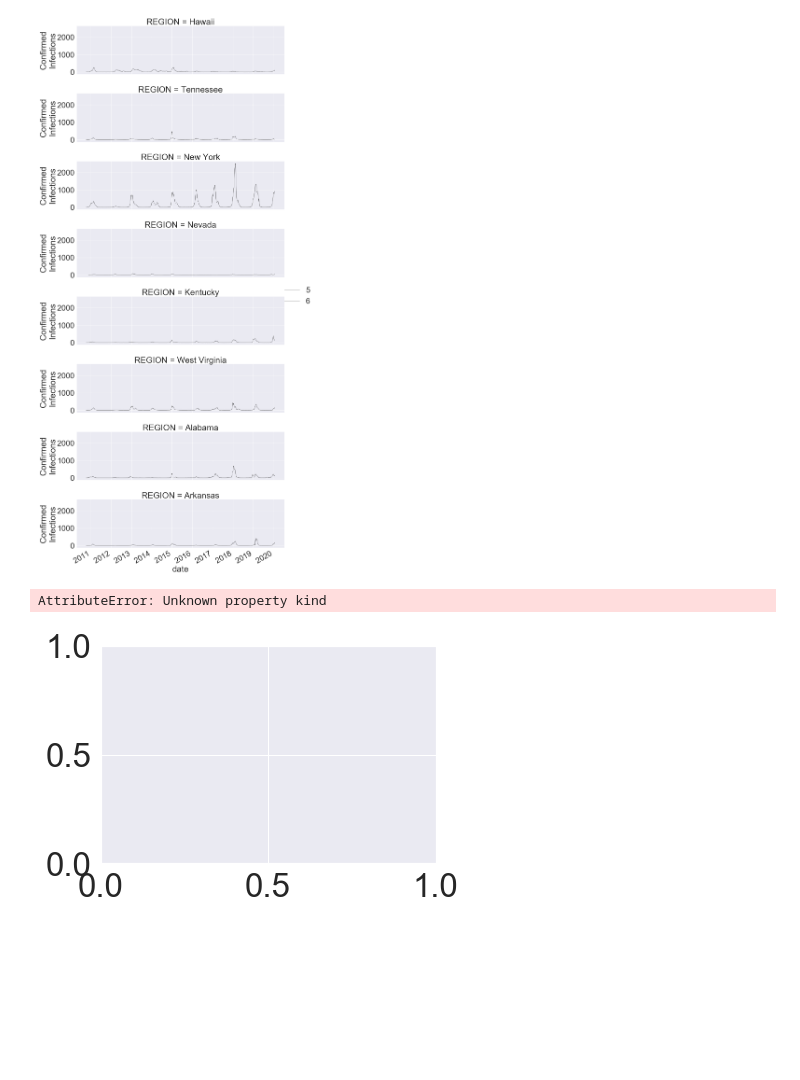
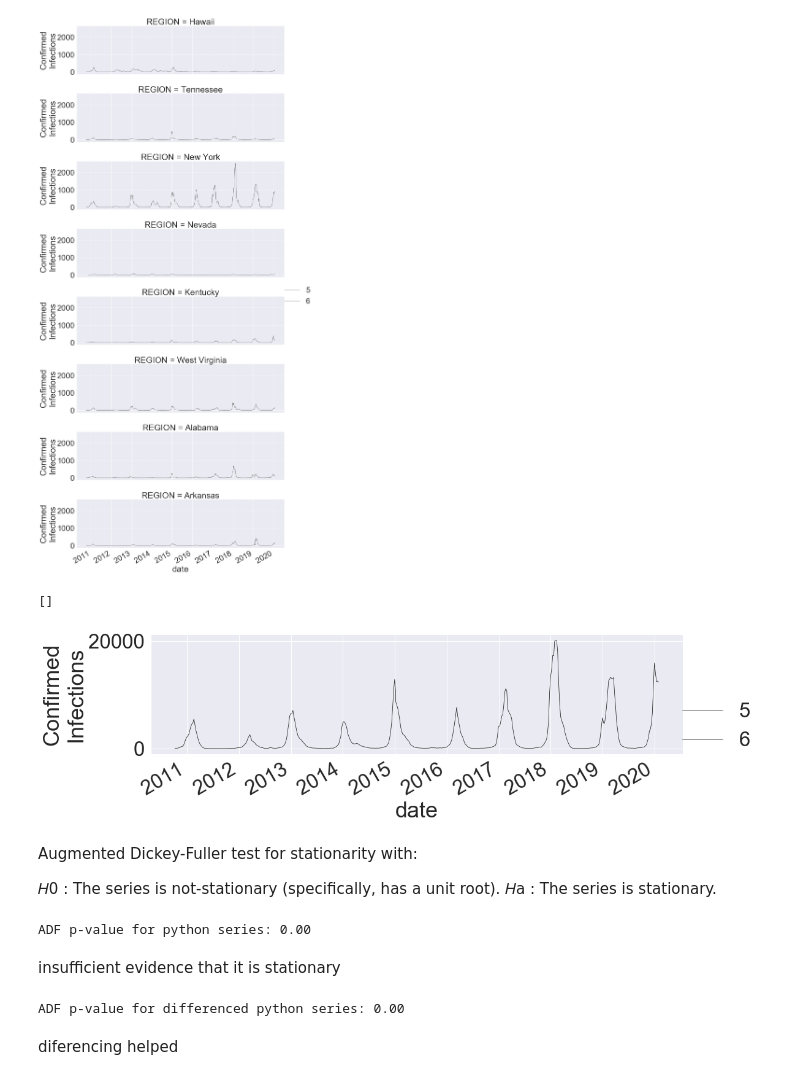
Before and after one commit to clayton-summitt/Influenza, a Jupyter notebook: CDC_Influenza_surveillance_by_state.ipynb, the cells around one changed output. Saved outputs shown, nothing was run; the diff lists cells and outputs as text; code cells hidden in the pictures; blank space fills up the shorter version.

Commit message:
Begin analysis of US ~ total confirmed infection

```diff
--- a/CDC_Influenza_surveillance_by_state.ipynb
+++ b/CDC_Influenza_surveillance_by_state.ipynb
@@ -199,12 +185,36 @@ plt.plot()
 # %% [output]
 []
 [figure]
-# %%
-x= sns.lineplot( x="date",
-                y="Confirmed_Infections",
-                hue ="REGION", kind="line",
-                data=ten_year_influenza_confirmed)
-x.fig.autofmt_xdate()
-# %% [output]
-AttributeError: Unknown property kind
-[figure, removed]
+# %%
+total_infections
+
+sns.set(font_scale=3)
+g = sns.relplot(x="date", y="Confirmed_Infections",  kind="line", data=total_infections , size=6, aspect=3,
+                color ="k")
+g.set_ylabels("Confirmed\nInfections")
+#plt.ylabel("Confirmed\nInfections")
+g.fig.autofmt_xdate()
+
+plt.plot()
+# %% [output]
+[]
+[figure, added]
+# %% [markdown]
+ Augmented Dickey-Fuller test for stationarity with:
+
+𝐻0 : The series is not-stationary (specifically, has a unit root).
+𝐻a : The series is stationary.
+# %%
+test = sm.tsa.stattools.adfuller(total_infections['Confirmed_Infections'])
+print("ADF p-value for python series: {0:2.2f}".format(test[1]))
+# %% [output]
+ADF p-value for python series: 0.00
+# %% [markdown]
+insufficient evidence that it is stationary
+# %%
+test = sm.tsa.stattools.adfuller(total_infections['Confirmed_Infections'].diff()[1:])
+print("ADF p-value for differenced python series: {0:2.2f}".format(test[1]))
+# %% [output]
+ADF p-value for differenced python series: 0.00
+# %% [markdown]
+diferencing helped
```
Also changed, not shown: parts of 6 cells of this notebook.
